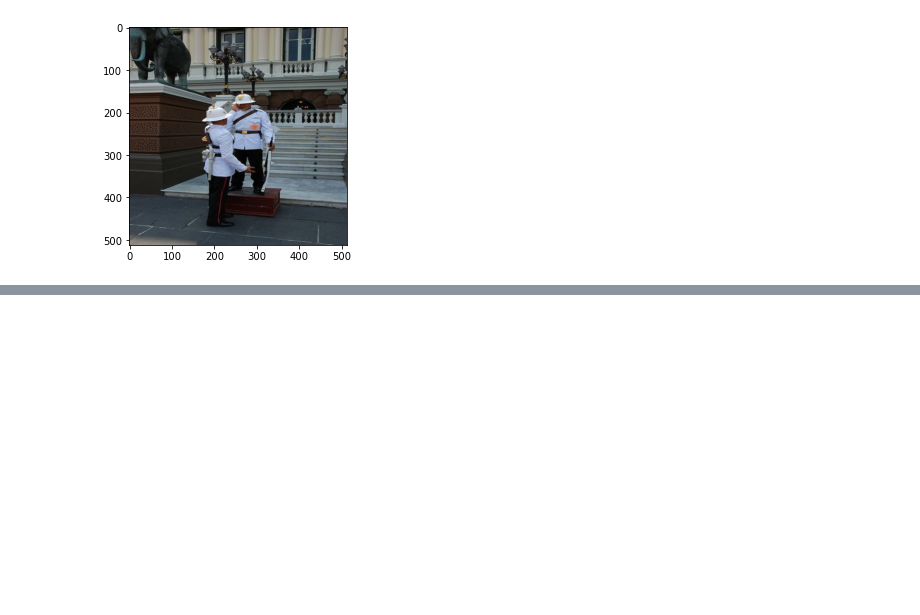
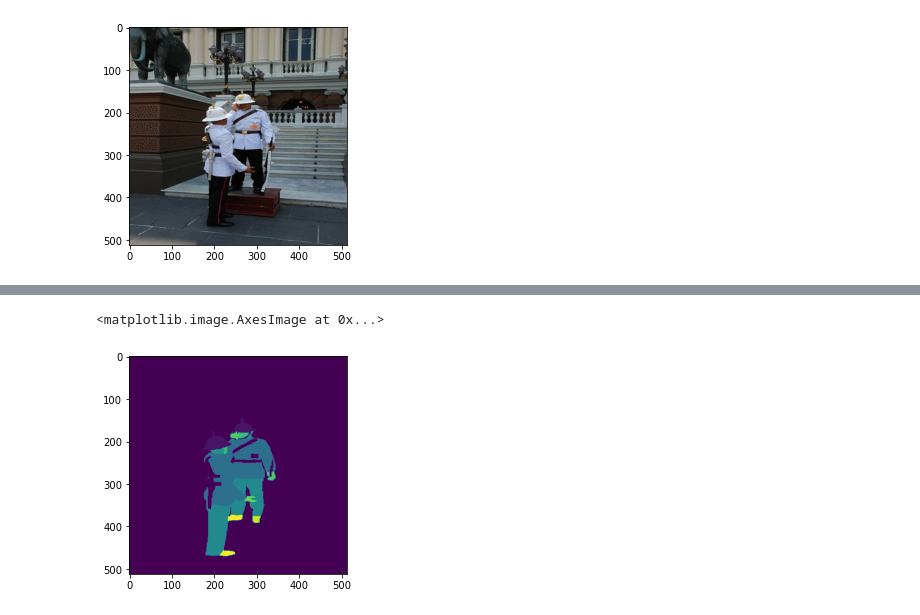
Before and after one commit to lattice-ai/DeepLabV3-Plus, a Jupyter notebook: notebooks/tfrecord-loader-demo.ipynb, the cells around one changed output, grey strips where cells are left out. Saved outputs shown, nothing was run; the diff lists cells and outputs as text; code cells hidden in the pictures; blank space fills up the shorter version.

```diff
--- a/notebooks/tfrecord-loader-demo.ipynb
+++ b/notebooks/tfrecord-loader-demo.ipynb
@@ -62,0 +64,3 @@ plt.imshow(y.numpy().astype(np.uint8))
+# %%
+x, y = next(iter(dataset))
+x.shape, y.shape
@@ -62,0 +75,5 @@ plt.imshow(y.numpy().astype(np.uint8))
+# %%
+plt.imshow(y.numpy().astype(np.uint8))
+# %% [output]
+<matplotlib.image.AxesImage at 0x...>
+[figure, added]
```
Also changed, not shown: parts of 8 cells of this notebook, 4 other files.
